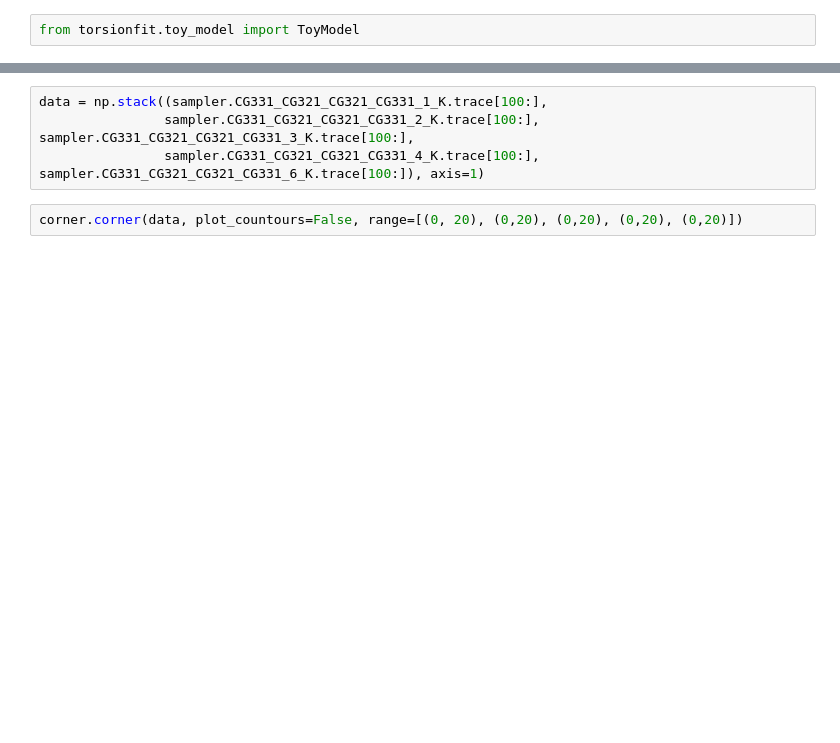
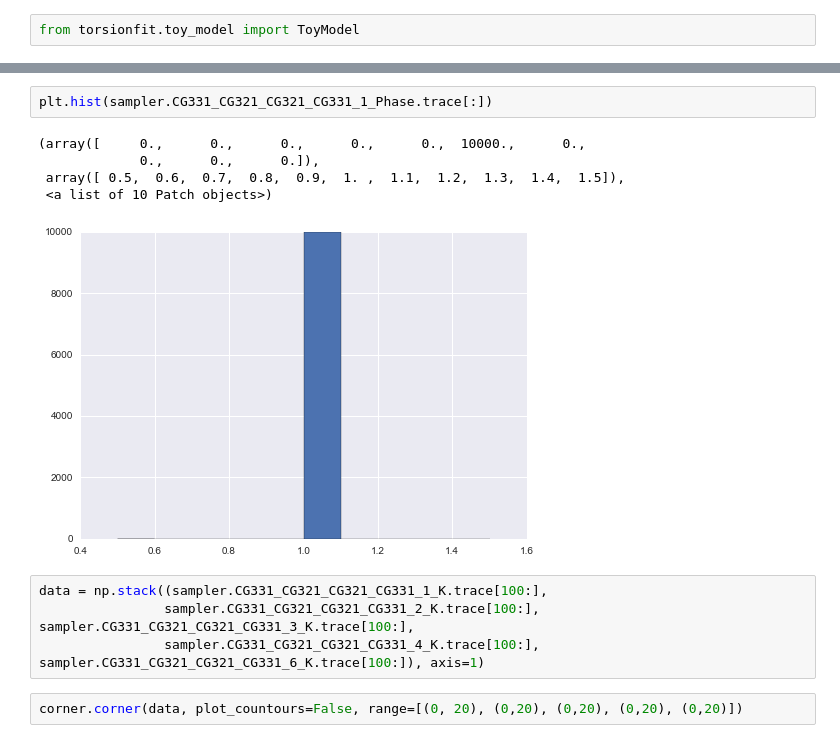
Before and after one commit to choderalab/torsionfit, a Jupyter notebook: examples/synthetic_data/Toy_model.ipynb, the cells around one changed output, grey strips where cells are left out. Drawn from its saved outputs; the diff is of its cells as text; blank space fills up the shorter version.

```diff
--- a/examples/synthetic_data/Toy_model.ipynb
+++ b/examples/synthetic_data/Toy_model.ipynb
@@ -57,3 +64,11 @@ plots.trace_plots('CG331_CG321_CG321_CG331', sampler, markersize=2.0)
+# %%
+plt.hist(sampler.CG331_CG321_CG321_CG331_1_Phase.trace[:])
+# %% [output]
+(array([     0.,      0.,      0.,      0.,      0.,  10000.,      0.,
+             0.,      0.,      0.]),
+ array([ 0.5,  0.6,  0.7,  0.8,  0.9,  1. ,  1.1,  1.2,  1.3,  1.4,  1.5]),
+ <a list of 10 Patch objects>)
+[figure, added]
 # %%
 data = np.stack((sampler.CG331_CG321_CG321_CG331_1_K.trace[100:],
                 sampler.CG331_CG321_CG321_CG331_2_K.trace[100:], sampler.CG331_CG321_CG321_CG331_3_K.trace[100:],
```
Also changed, not shown: parts of 13 cells of this notebook.
